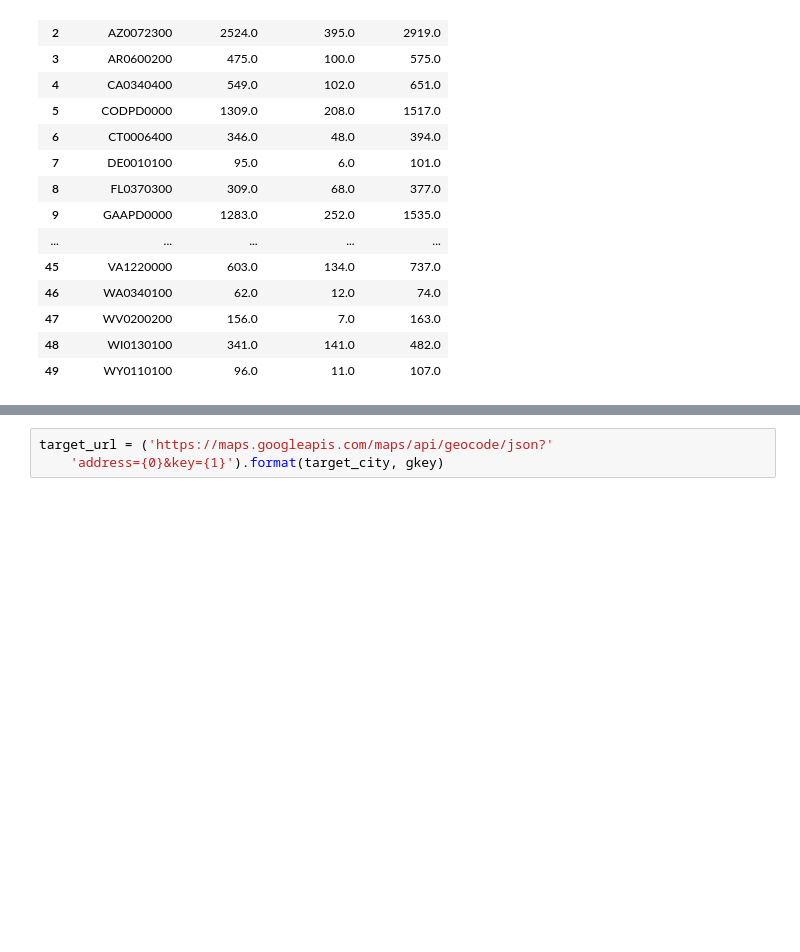
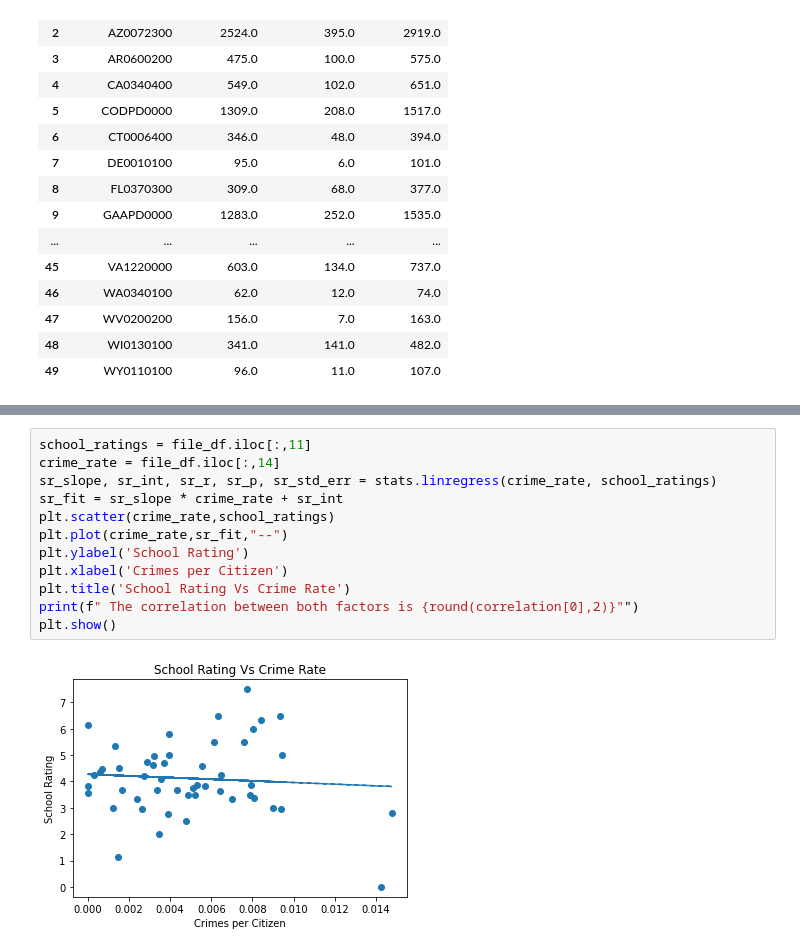
Before and after one commit to junark/project_one, a Jupyter notebook: Project_one.ipynb, the cells around one changed output, grey strips where cells are left out. Drawn from its saved outputs; the diff is of its cells as text; blank space fills up the shorter version.

```diff
--- a/Project_one.ipynb
+++ b/Project_one.ipynb
@@ -333,3 +323,14 @@ for city in range(len(ori_list)):
-# %%
-target_url = ('https://maps.googleapis.com/maps/api/geocode/json?'
-    'address={0}&key={1}').format(target_city, gkey)
+# %%
+school_ratings = file_df.iloc[:,11]
+crime_rate = file_df.iloc[:,14]
+sr_slope, sr_int, sr_r, sr_p, sr_std_err = stats.linregress(crime_rate, school_ratings)
+sr_fit = sr_slope * crime_rate + sr_int
+plt.scatter(crime_rate,school_ratings)
+plt.plot(crime_rate,sr_fit,"--")
+plt.ylabel('School Rating')
+plt.xlabel('Crimes per Citizen')
+plt.title('School Rating Vs Crime Rate')
+print(f" The correlation between both factors is {round(correlation[0],2)}"")
+plt.show()
+# %% [output]
+[figure, added]
```
Also changed, not shown: parts of 10 cells of this notebook, 1 other file.
